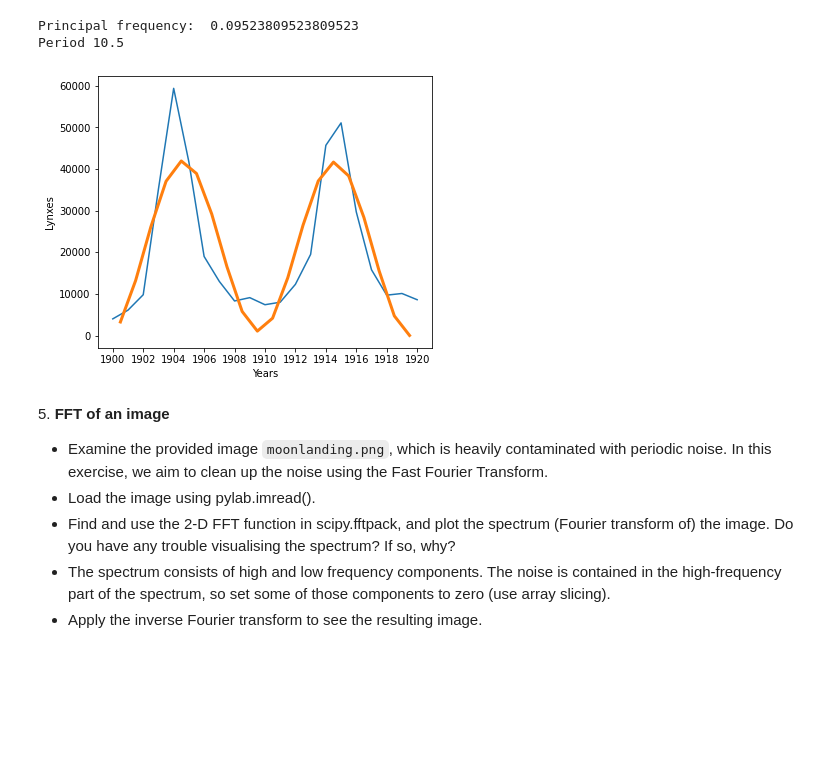
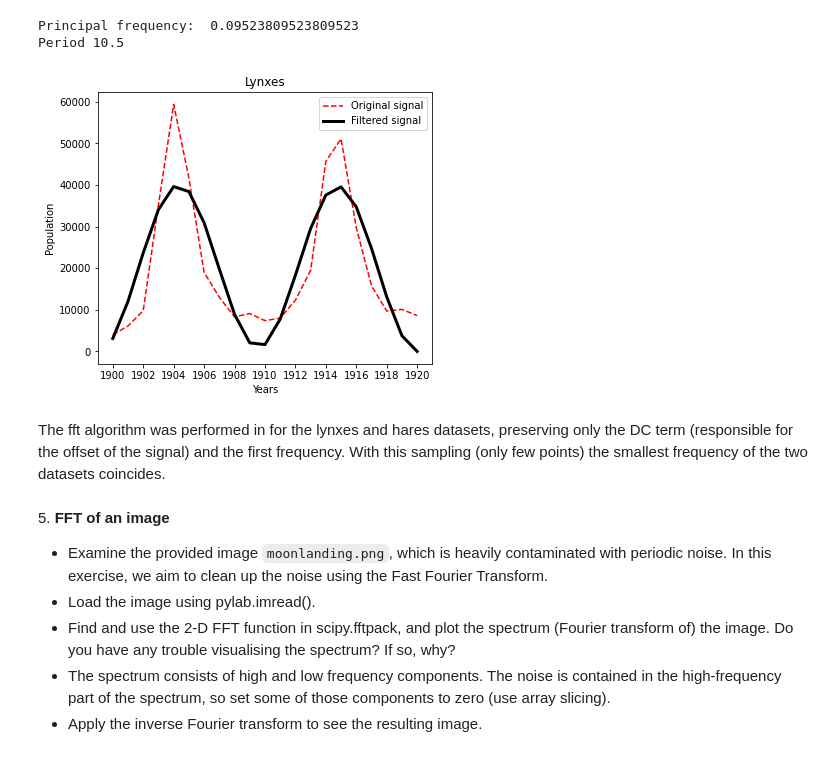
Before and after one commit to lorenzomancini1/LaboratoryOfComputationalPhysics_Y3, a Jupyter notebook: 07.2ex_Algorithms.ipynb, the cells around one changed output. Drawn from its saved outputs; the diff is of its cells as text; code cells hidden in the pictures; blank space fills up the shorter version.

```diff
--- a/07.2ex_Algorithms.ipynb
+++ b/07.2ex_Algorithms.ipynb
@@ -244,16 +333,20 @@ Period 10.5
 # %%
 high_freq_fft = lynxes_fft.copy()
 high_freq_fft[np.abs(sample_freq) > peak_freq] = 0
-filtered_sig = fft.irfft(high_freq_fft)
+filtered_sig = fft.irfft(high_freq_fft, len(lynxes))
 
 fig, ax = plt.subplots(figsize = (6,5))
-ax.plot(years, lynxes, label='Original signal')
-ax.plot(years[:-1]+0.5, filtered_sig, linewidth=3, label='Filtered signal')
+ax.set_title('Lynxes')
+ax.plot(years, lynxes, label='Original signal', linestyle = 'dashed', color = 'r')
+ax.plot(years, filtered_sig, linewidth=3, label='Filtered signal', color = 'k')
 ax.set_xlabel('Years')
-ax.set_ylabel('Lynxes')
+ax.set_ylabel('Population')
+plt.legend()
 ax.xaxis.set_major_locator(MultipleLocator(2.000))
 # %% [output]
-[figure, old version]
+[figure, new version]
+# %% [markdown]
+The fft algorithm was performed in for the lynxes and hares datasets, preserving only the DC term (responsible for the offset of the signal) and the first frequency. With this sampling (only few points) the smallest frequency of the two datasets coincides.
 # %% [markdown]
 5\. **FFT of an image**
 
```
Also changed, not shown: parts of 24 cells of this notebook, 2 other files.
